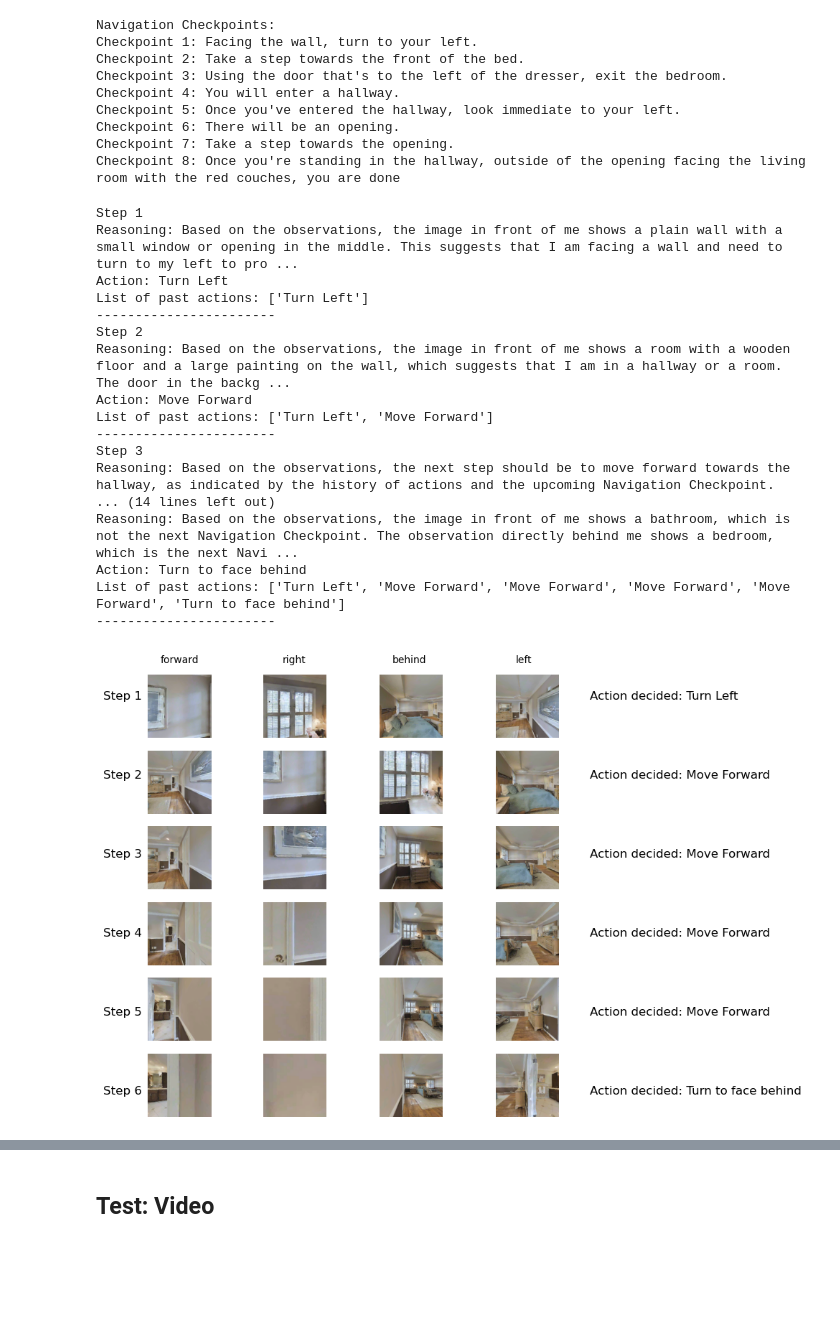
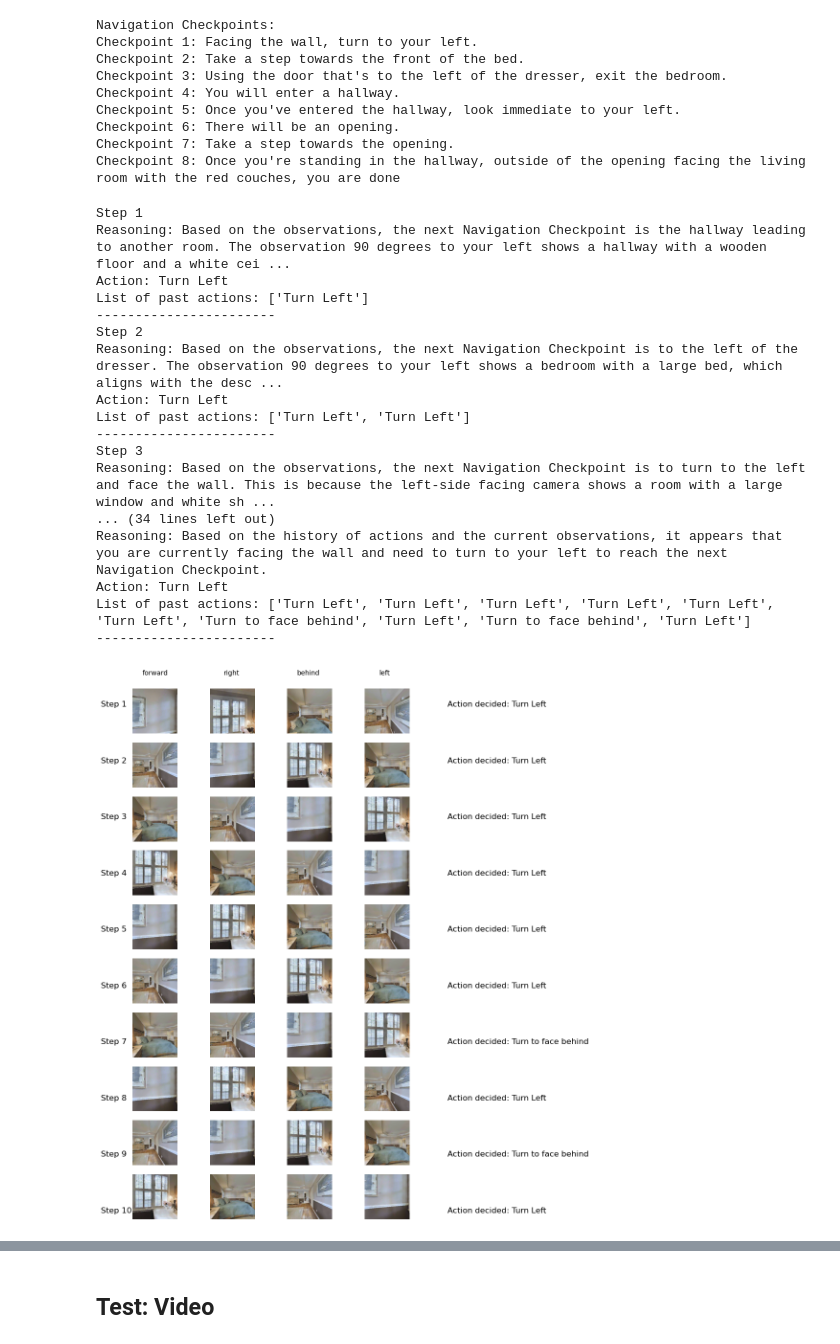
Before and after one commit to wsychiu/OCOM5300M_ResearchProject, a Jupyter notebook: data_exploration/exploring_scenes.ipynb, the cells around one changed output, grey strips where cells are left out. Drawn from its saved outputs; the diff is of its cells as text; code cells hidden in the pictures; blank space fills up the shorter version.

```diff
--- a/data_exploration/exploring_scenes.ipynb
+++ b/data_exploration/exploring_scenes.ipynb
@@ -616,12 +630,12 @@ def prompt_decide_action(model, processor, inferred_nav_instructions, view_descr
     You will be provided a history of all of the steps you have previously taken and the visual observations of the environment based on your current location, as well as a list of Possible Actions you can take.
 
     Your task is to evaluate all of your current observations and the history of past actions, determine the Navigation Checkpoints you have reached, and decide on which direction you should move to next.
+    It may take multiple actions to go from one Navigation Checkpoint to the next Navigation Checkpoint.
     Your current direction is aligned with the observation in front of you. In order to move in any direction other than forward, you must first turn to face that direction.
-    It may take multiple actions to go from one Navigation Checkpoint to the next Navigation Checkpoint.
 
     You should follow this format in your thinking:
-    Reasoning: Describe your thoughts on which observation you think will move you toward the next Navigation Checkpoint
-    Action: State the action from the list of Possible Actions that will move you in the direction of your chosen observation
+    Reasoning: State the camera direction that will lead to your next Navigation Checkpoint and briefly explain why.
+    Action: Based on your stated Direction To Move In, state the action from the list of Possible Actions that will move you in that direction
 
     Navigation Checkpoints: {inferred_nav_instructions}
 
@@ -718,8 +732,9 @@ Checkpoint 8: Once you're standing in the hallway, outside of the opening facing
 # %%
 step_observations = []
 past_actions = []
+positions = []
 # %%
-for i in range(6):
+for i in range(10):
     print(f'Step {i+1}')
     agent_views, color_observations = get_current_observations(agent)
     step_observations.append({key:value[:] for key, value in agent_views.items()})
@@ -738,44 +753,48 @@ for i in range(6):
     print(f'List of past actions: {past_actions}')
     print(f'-----------------------')
 
+    positions.append(agent.get_state().position)
+    #print(f'Current position: {positions[-1]}')
+
     if action[0] == 'Goal Reached':
         print(f'!! Goal has been achieved. Stopping.')
         break
 # %% [output]
 Step 1
-Reasoning: Based on the observations, the image in front of me shows a plain wall with a small window or opening in the middle. This suggests that I am facing a wall and need to turn to my left to pro ...
+Reasoning: Based on the observations, the next Navigation Checkpoint is the hallway leading to another room. The observation 90 degrees to your left shows a hallway with a wooden floor and a white cei ...
 Action: Turn Left
 List of past actions: ['Turn Left']
 -----------------------
 Step 2
-Reasoning: Based on the observations, the image in front of me shows a room with a wooden floor and a large painting on the wall, which suggests that I am in a hallway or a room. The door in the backg ...
-Action: Move Forward
-List of past actions: ['Turn Left', 'Move Forward']
+Reasoning: Based on the observations, the next Navigation Checkpoint is to the left of the dresser. The observation 90 degrees to your left shows a bedroom with a large bed, which aligns with the desc ...
+Action: Turn Left
+List of past actions: ['Turn Left', 'Turn Left']
 -----------------------
 Step 3
-Reasoning: Based on the observations, the next step should be to move forward towards the hallway, as indicated by the history of actions and the upcoming Navigation Checkpoint.
-... (14 lines left out)
-Reasoning: Based on the observations, the image in front of me shows a bathroom, which is not the next Navigation Checkpoint. The observation directly behind me shows a bedroom, which is the next Navi ...
-Action: Turn to face behind
-List of past actions: ['Turn Left', 'Move Forward', 'Move Forward', 'Move Forward', 'Move Forward', 'Turn to face behind']
+Reasoning: Based on the observations, the next Navigation Checkpoint is to turn to the left and face the wall. This is because the left-side facing camera shows a room with a large window and white sh ...
+... (34 lines left out)
+Reasoning: Based on the history of actions and the current observations, it appears that you are currently facing the wall and need to turn to your left to reach the next Navigation Checkpoint.
+Action: Turn Left
+List of past actions: ['Turn Left', 'Turn Left', 'Turn Left', 'Turn Left', 'Turn Left', 'Turn Left', 'Turn to face behind', 'Turn Left', 'Turn to face behind', 'Turn Left']
 -----------------------
 # %%
-fig, axs = plt.subplots(len(step_observations), 4, figsize=(8,8))
+width = 8
+fig, axs = plt.subplots(len(step_observations), 4, figsize=(width,1.8*width))
 observation_order = ["forward", "right", "behind", "left"]
 first_title_x = 0.21
 
 for i, direction in enumerate(observation_order):
         fig.text(first_title_x + (0.2 * i), 0.9, direction, ha='center', fontsize=10)
 
 for step in range(len(step_observations)):
     fig.text(-0.7, 0.6 + (-0.05 * step), f'Step {step+1}', fontsize = 12, transform=axs[step,0].transAxes)
     fig.text(7.0, 0.6 + (-0.05 * step), f'Action decided: {past_actions[step]}', fontsize = 12, transform=axs[step,0].transAxes)
 
     for i in range(4):
         axs[step, i].imshow(step_observations[step][observation_order[i]])
         axs[step, i].axis('off')
 
 #plt.tight_layout()
 plt.show()
 # %% [output]
-[figure, old version]
+[figure, new version]
```
Also changed, not shown: parts of 4 cells of this notebook.
